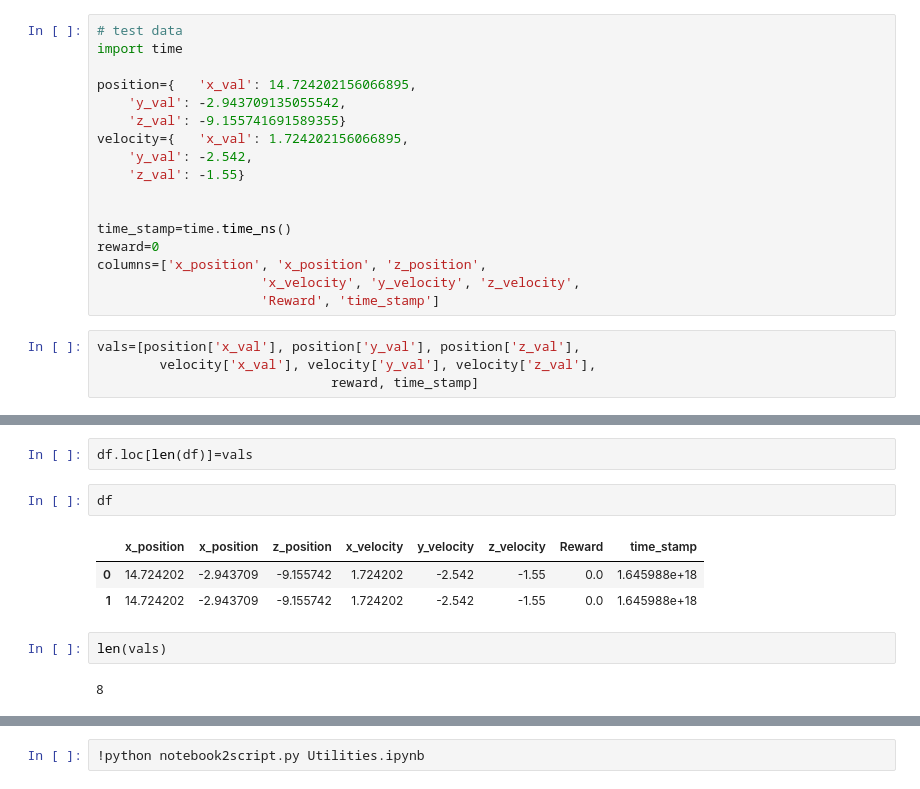
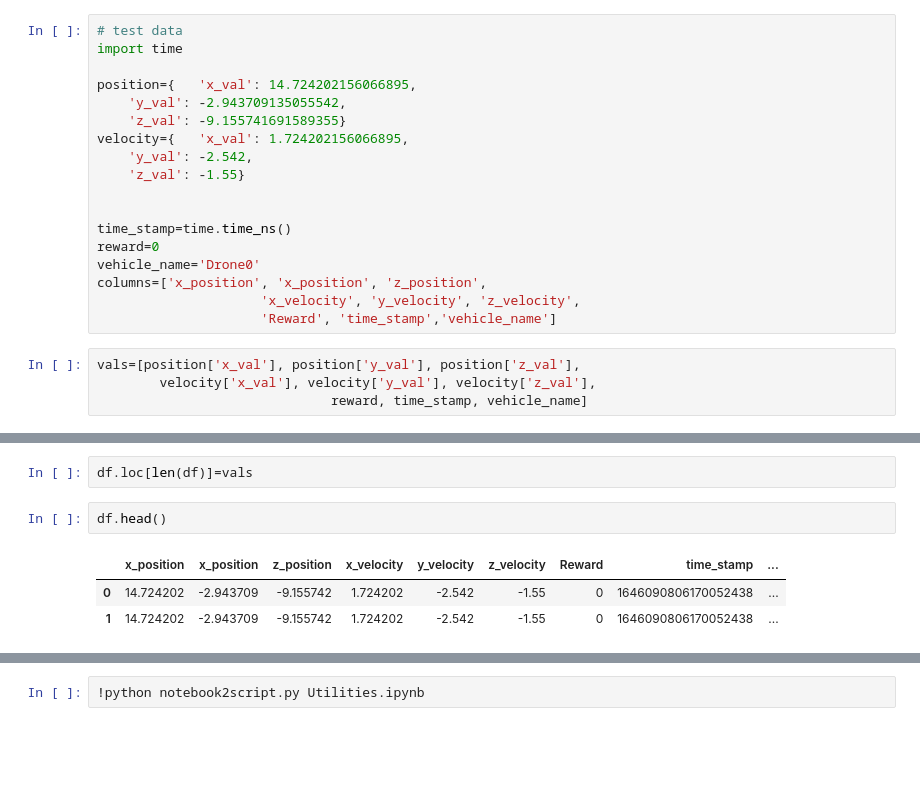
Before and after one commit to SBrewer15/AirSim-UAV-Reinforcement-Learning, a Jupyter notebook: Utilities.ipynb, the cells around one changed output, grey strips where cells are left out. Saved outputs shown, nothing was run; the diff lists cells and outputs as text; blank space fills up the shorter version.

```diff
--- a/Utilities.ipynb
+++ b/Utilities.ipynb
@@ -115,24 +247,21 @@ velocity={   'x_val': 1.724202156066895,
 
 time_stamp=time.time_ns()
 reward=0
+vehicle_name='Drone0'
 columns=['x_position', 'x_position', 'z_position',
                      'x_velocity', 'y_velocity', 'z_velocity',
-                     'Reward', 'time_stamp']
+                     'Reward', 'time_stamp','vehicle_name']
 # %%
 vals=[position['x_val'], position['y_val'], position['z_val'],
         velocity['x_val'], velocity['y_val'], velocity['z_val'],
-                              reward, time_stamp]
+                              reward, time_stamp, vehicle_name]
 # %%
 df=pd.DataFrame([vals], columns=columns)
 # %%
 df.loc[len(df)]=vals
 # %%
-df
+df.head()
 # %% [output]
-|  | x_position | x_position | z_position | x_velocity | y_velocity | z_velocity | Reward | time_stamp |
-| 0 | 14.724202 | -2.943709 | -9.155742 | 1.724202 | -2.542 | -1.55 | 0.0 | 1.645988e+18 |
-| 1 | 14.724202 | -2.943709 | -9.155742 | 1.724202 | -2.542 | -1.55 | 0.0 | 1.645988e+18 |
+|  | x_position | x_position | z_position | x_velocity | y_velocity | z_velocity | Reward | time_stamp | ... |
+| 0 | 14.724202 | -2.943709 | -9.155742 | 1.724202 | -2.542 | -1.55 | 0 | 1646090806170052438 | ... |
+| 1 | 14.724202 | -2.943709 | -9.155742 | 1.724202 | -2.542 | -1.55 | 0 | 1646090806170052438 | ... |
-# %%
-len(vals)
-# %% [output]
-8
```
Also changed, not shown: parts of 35 cells of this notebook.
